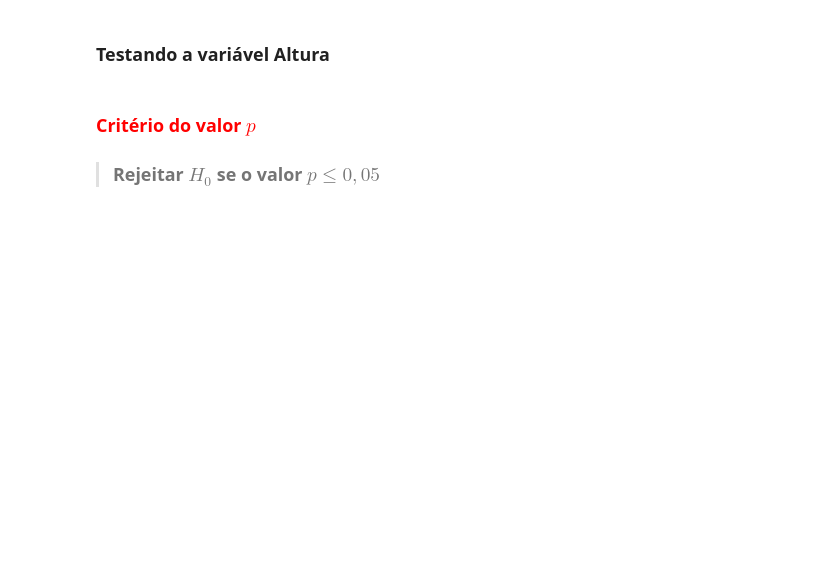
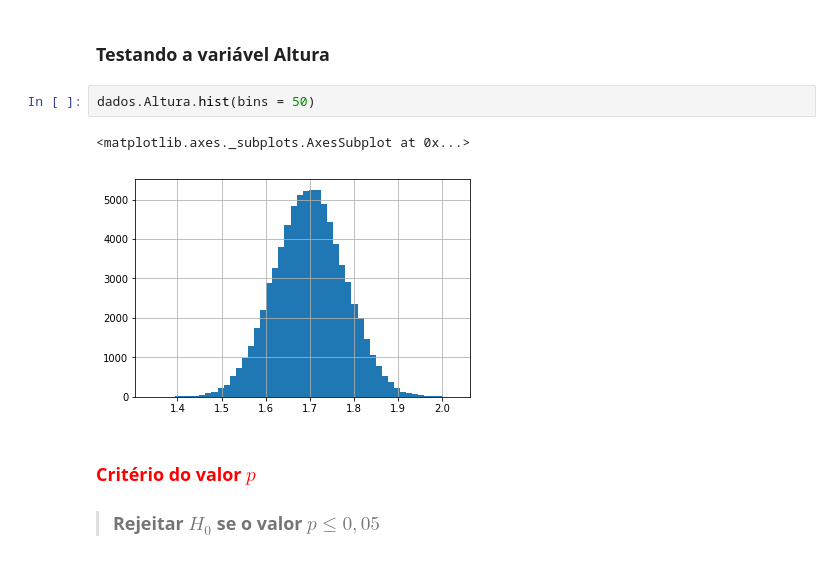
Before and after one commit to felipesayegg/Estatistica_com_Python, a Jupyter notebook: Curso_de_Estatística_Parte_3.ipynb, the cells around one changed output. Saved outputs shown, nothing was run; the diff lists cells and outputs as text; blank space fills up the shorter version.

```diff
--- a/Curso_de_Estatística_Parte_3.ipynb
+++ b/Curso_de_Estatística_Parte_3.ipynb
@@ -150,5 +181,10 @@ A função *normaltest* testa a hipótese nula $H_0$ de que a amostra é proveni
 # %% [markdown]
 ### Testando a variável Altura
+# %%
+dados.Altura.hist(bins = 50)
+# %% [output]
+<matplotlib.axes._subplots.AxesSubplot at 0x...>
+[figure, added]
 # %% [markdown]
 ### <font color='red'>Critério do valor $p$</font>
 
```
Also changed, not shown: parts of 137 cells of this notebook.
